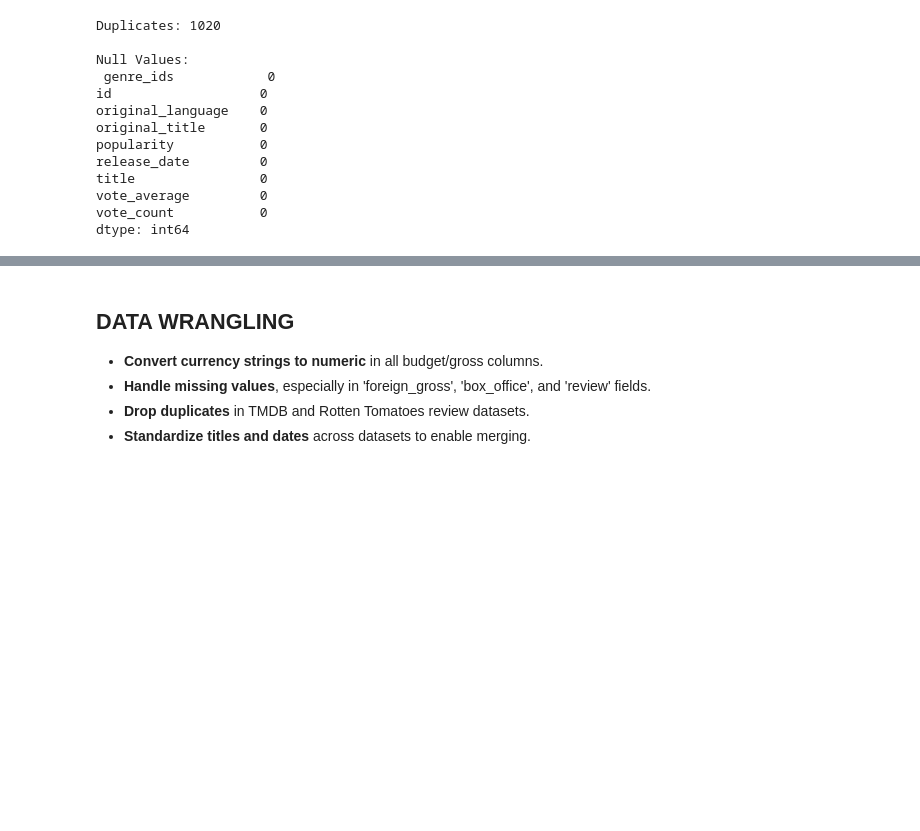
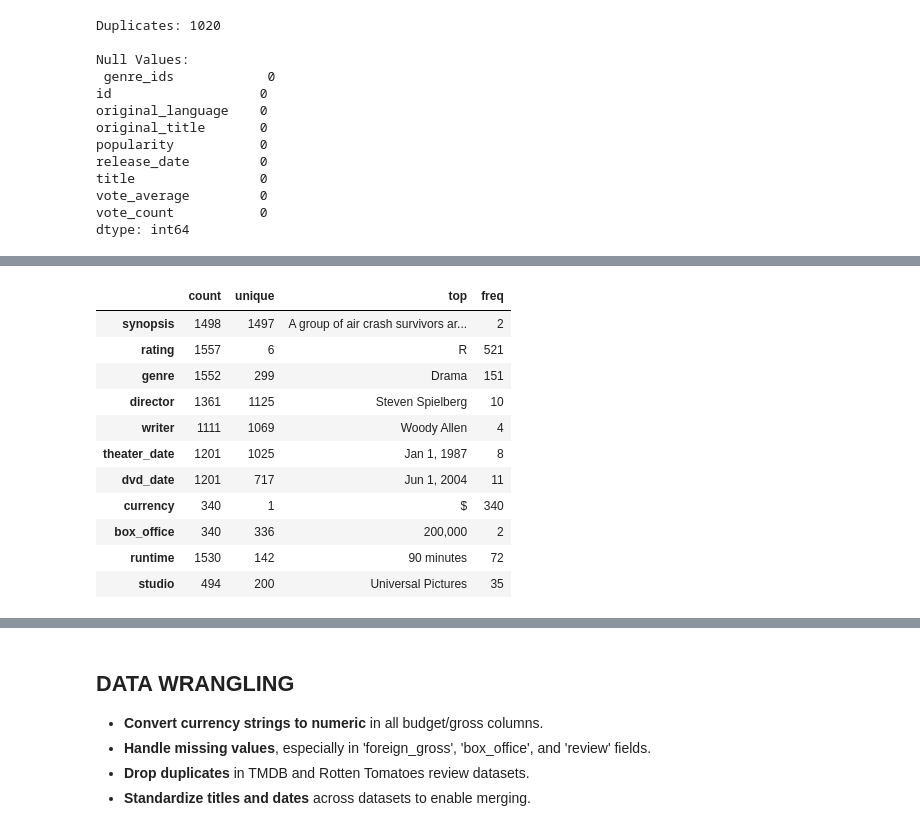
Before and after one commit to Vain-Guy/Data-s-Cut3, a Jupyter notebook: notebooks/exploratory.ipynb, the cells around one changed output, grey strips where cells are left out. Cells and saved outputs as stored; diff of their text form; code cells hidden in the pictures; blank space fills up the shorter version.

```diff
--- a/notebooks/exploratory.ipynb
+++ b/notebooks/exploratory.ipynb
@@ -275,0 +325,16 @@ dtype: int64
+# %%
+# Get basic statistical information for categorical columns
+rt_movies_df.describe(include = 'O').T
+# %% [output]
+|  | count | unique | top | freq |
+| synopsis | 1498 | 1497 | A group of air crash survivors ar... | 2 |
+| rating | 1557 | 6 | R | 521 |
+| genre | 1552 | 299 | Drama | 151 |
+| director | 1361 | 1125 | Steven Spielberg | 10 |
+| writer | 1111 | 1069 | Woody Allen | 4 |
+| theater_date | 1201 | 1025 | Jan 1, 1987 | 8 |
+| dvd_date | 1201 | 717 | Jun 1, 2004 | 11 |
+| currency | 340 | 1 | $ | 340 |
+| box_office | 340 | 336 | 200,000 | 2 |
+| runtime | 1530 | 142 | 90 minutes | 72 |
+| studio | 494 | 200 | Universal Pictures | 35 |
```
Also changed, not shown: parts of 23 cells of this notebook.
